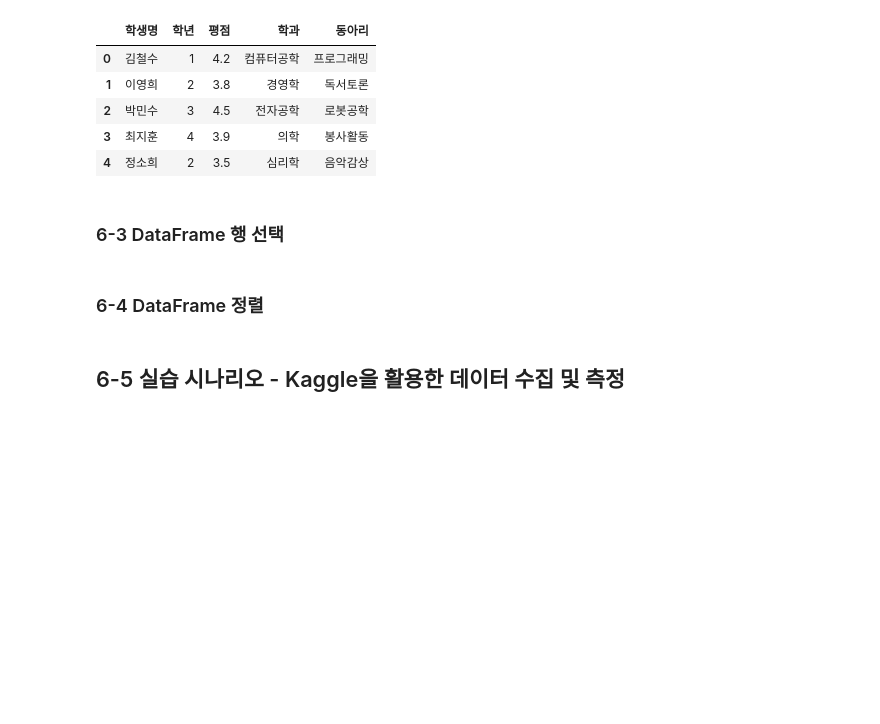
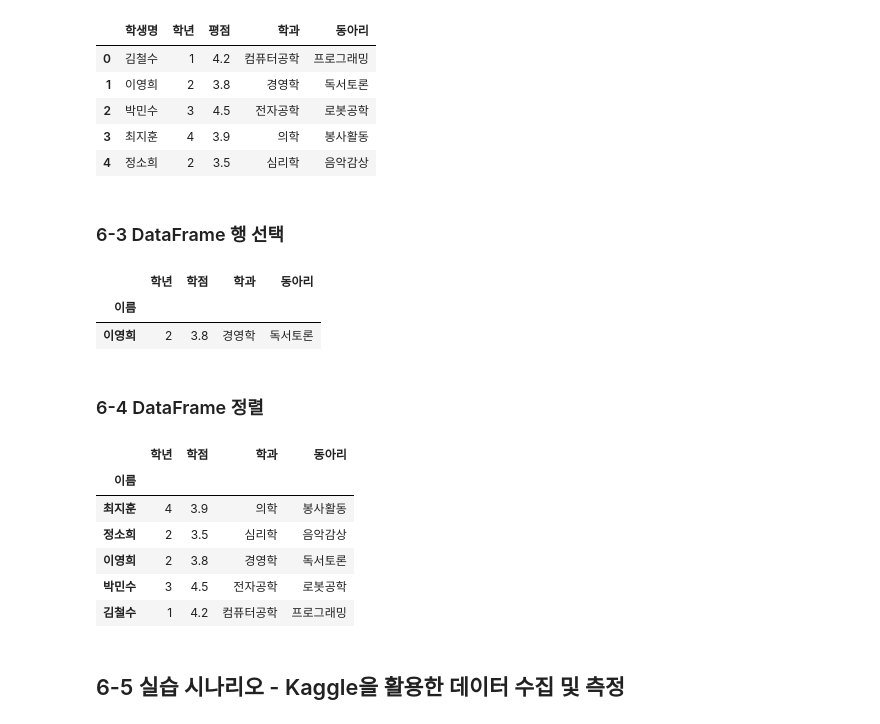
Before and after one commit to pinkdoyaji/Data-Analysis-with-Open-Source, a Jupyter notebook: 오픈소스_데이터_분석_6강.ipynb, the cells around one changed output. Drawn from its saved outputs; the diff is of its cells as text; code cells hidden in the pictures; blank space fills up the shorter version.

```diff
--- a/오픈소스_데이터_분석_6강.ipynb
+++ b/오픈소스_데이터_분석_6강.ipynb
@@ -92,32 +92,60 @@ data = {
 }
 
 #DataFrame 인덱스 지정
+df = pd.DataFrame(data)
+df = df.set_index('이름')
 
 #DataFrame 행 선택
+df.loc['김철수'] ## index 썼으니까 이름으로 가져올 수 있었음
+df.loc[['김철수', '정소희']]
+df.loc['김철수' : '박민수'] ## 김철수부터 박민수까지
 
 #DataFrame 위치 기반 행 선택
+df.iloc[1]
+df.iloc[[2,3]]
 
 #DataFrame 조건 기반 선택
+df.loc[[True, False, True, False, False]] ## 1,3학생만 가져옴
+df.loc[df['학점'] >= 4.0] ## 4.0인 학생만 가져옴
+df[df['학점'] >= 4.0]
+df[(df['학점'] >= 3.7) & (df['학년'] == 2)]
+# %% [output]
+|  | 학년 | 학점 | 학과 | 동아리 |
+| 이름 |  |  |  |  |
+| 이영희 | 2 | 3.8 | 경영학 | 독서토론 |
 # %% [markdown]
 ### 6-4 DataFrame 정렬
 # %%
 import pandas as pd
 
 data = {
     "이름": ["김철수", "이영희", "박민수", "최지훈", "정소희"],
     "학년": [1, 2, 3, 4, 2],
     "학점": [4.2, 3.8, 4.5, 3.9, 3.5],
     "학과": ["컴퓨터공학", "경영학", "전자공학", "의학", "심리학"],
     "동아리": ["프로그래밍", "독서토론", "로봇공학", "봉사활동", "음악감상"]
 }
 
 #DataFrame 인덱스 지정
+df = pd.DataFrame(data).set_index('이름')
 
 #DataFrame 단일 열 오름차순, 내림차순 정렬
+df.sort_values(by='학점') ## 기본 오름차순
+df.sort_values(by='학점', ascending=False) ## 내림차순
 
 #DataFrame 복수 열 오름차순, 내림차순 정렬
+df.sort_values(by=['학년', '학점'], ascending=[True, False])
 
 #DataFrame 인덱스 기분 오른차순, 내림차순 정렬
+df.sort_index(ascending=False)
+# %% [output]
+|  | 학년 | 학점 | 학과 | 동아리 |
+| 이름 |  |  |  |  |
+| 최지훈 | 4 | 3.9 | 의학 | 봉사활동 |
+| 정소희 | 2 | 3.5 | 심리학 | 음악감상 |
+| 이영희 | 2 | 3.8 | 경영학 | 독서토론 |
+| 박민수 | 3 | 4.5 | 전자공학 | 로봇공학 |
+| 김철수 | 1 | 4.2 | 컴퓨터공학 | 프로그래밍 |
 # %% [markdown]
 ## 6-5 실습 시나리오 - Kaggle을 활용한 데이터 수집 및 측정
 # %% [markdown]
```
